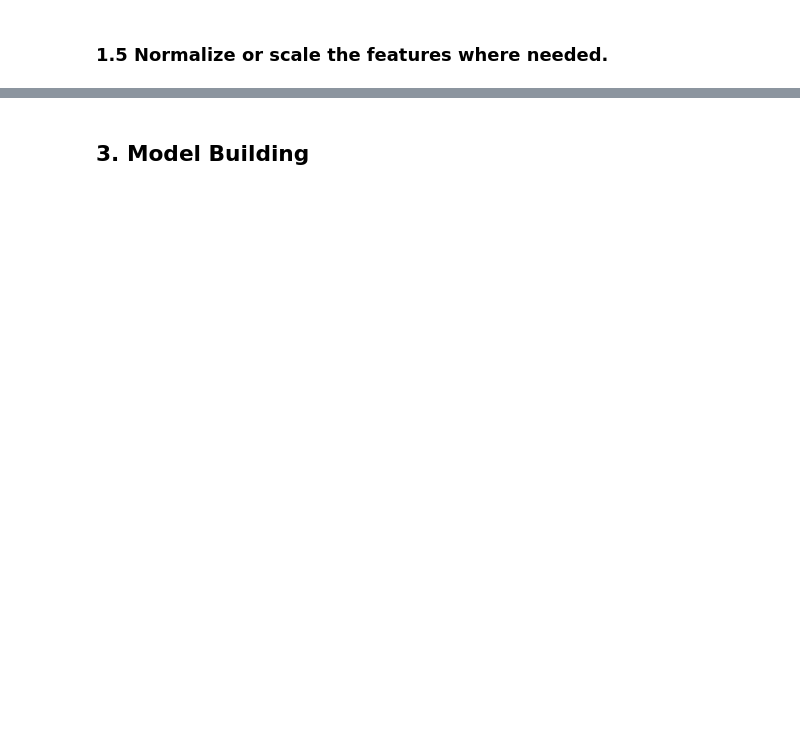
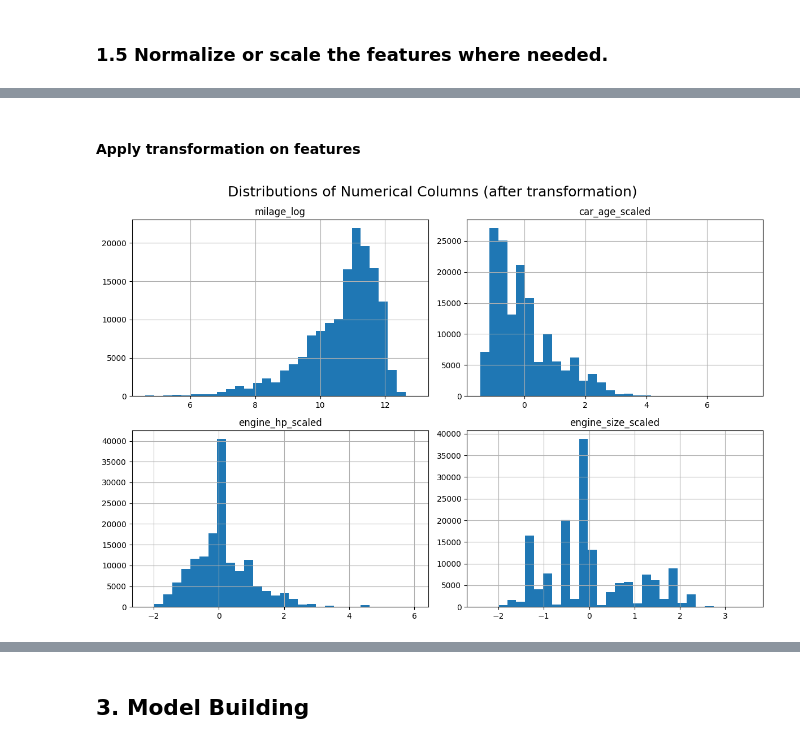
Before and after one commit to chawthinn/car-price-prediction-regression-ml, a Jupyter notebook: scripts/AML3104_Assignment3_Chaw_916347.ipynb, the cells around one changed output, grey strips where cells are left out. Cells and saved outputs as stored; diff of their text form; code cells hidden in the pictures; blank space fills up the shorter version.

```diff
--- a/scripts/AML3104_Assignment3_Chaw_916347.ipynb
+++ b/scripts/AML3104_Assignment3_Chaw_916347.ipynb
@@ -492,0 +1039,7 @@ X_test = test_df.copy()
+# %%
+# Re-define the base int_col
+final_base_int_colors = ['black', 'beige', 'gray', 'brown', 'red', 'white', 'ebony', 'orange']
+
+# Apply function on both train_df and test_df
+train_df['int_col_grp'] = train_df['int_col'].apply(lambda x: match_col_group(x, int_base_colors))
+test_df['int_col_grp'] = test_df['int_col'].apply(lambda x: match_col_group(x, int_base_colors))
@@ -571,0 +1464,34 @@ dtype: object
+# %% [markdown]
+#### Apply transformation on features
+# %%
+# Create a copy of X_train
+X_train_transformed = X_train.copy()
+
+# Log-transform milage
+X_train_transformed['milage_log'] = np.log1p(X_train_transformed['milage'])
+
+# Scale car_age using StandardScaler
+car_age_scaler = StandardScaler()
+X_train_transformed['car_age_scaled'] = car_age_scaler.fit_transform(X_train_transformed[['car_age']])
+
+# Impute missing values before scaling
+X_train_transformed['engine_hp'] = X_train_transformed['engine_hp'].fillna(X_train_transformed['engine_hp'].median())
+X_train_transformed['engine_size'] = X_train_transformed['engine_size'].fillna(X_train_transformed['engine_size'].median())
+
+# Scale engine_hp using RobustScaler
+engine_hp_scaler = RobustScaler()
+X_train_transformed['engine_hp_scaled'] = engine_hp_scaler.fit_transform(X_train_transformed[['engine_hp']])
+
+# Scale engine_size using StandardScaler
+engine_size_scaler = StandardScaler()
+X_train_transformed['engine_size_scaled'] = engine_size_scaler.fit_transform(X_train_transformed[['engine_size']])
+# %%
+# Verify again
+log_cols = [c for c in X_train_transformed.columns if c.endswith(('_log', '_scaled'))]
+
+X_train_transformed[log_cols].hist(bins=30, figsize=(12, 8))
+plt.suptitle("Distributions of Numerical Columns (after transformation)", fontsize=18)
+plt.tight_layout()
+plt.show()
+# %% [output]
+[figure, added]
```
Also changed, not shown: parts of 162 cells of this notebook, 1 other file.
